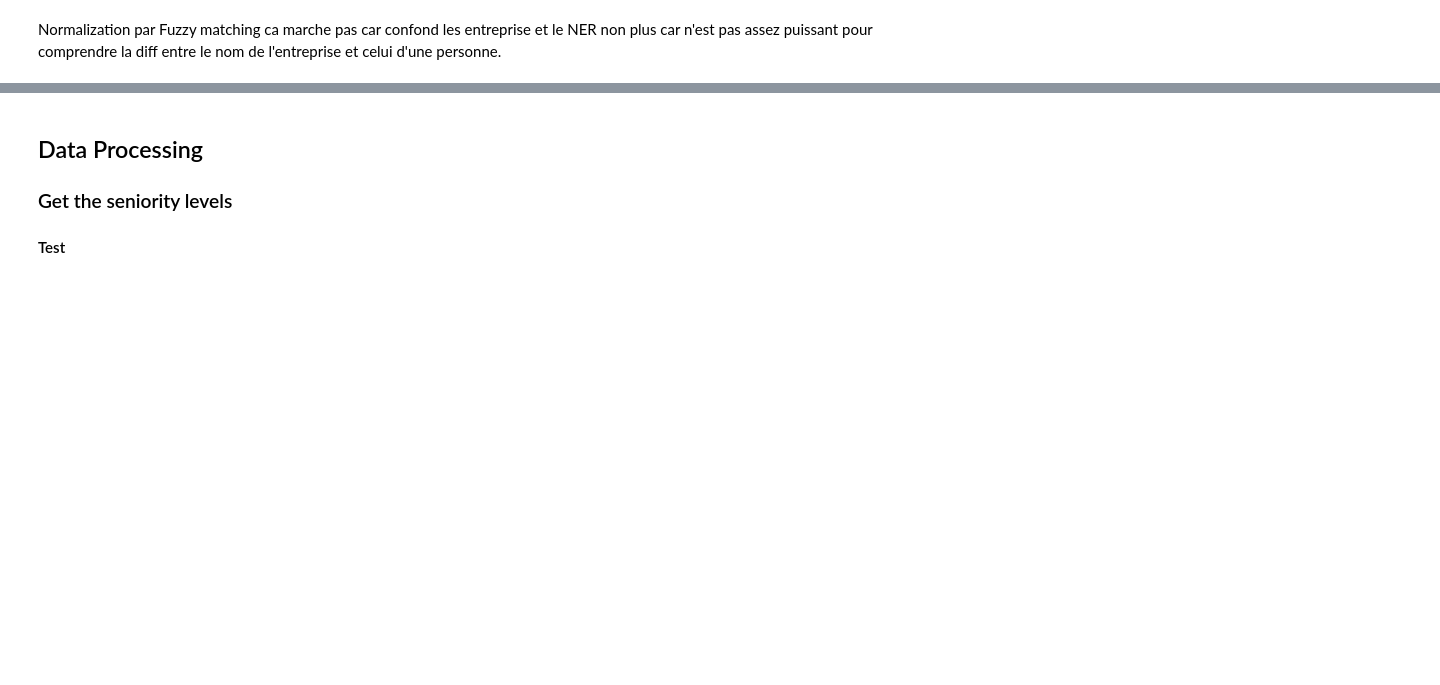
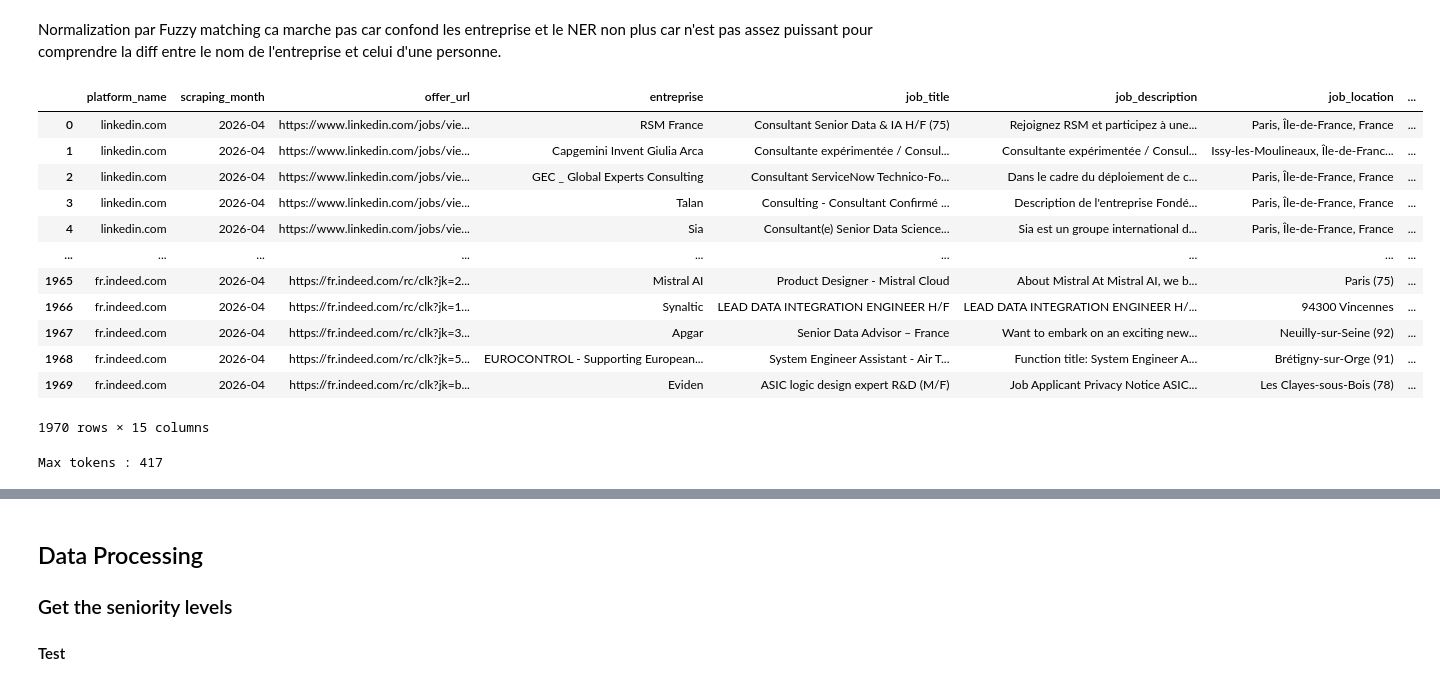
Before and after one commit to sebastiannati/Job-Market-Intelligence, a Jupyter notebook: EDA.ipynb, the cells around one changed output, grey strips where cells are left out. Drawn from its saved outputs; the diff is of its cells as text; code cells hidden in the pictures; blank space fills up the shorter version.

```diff
--- a/EDA.ipynb
+++ b/EDA.ipynb
@@ -2,3 +2,33 @@
 # Temporary Explorative Data Analyse
 # %% [markdown]
 Normalization par Fuzzy matching ca marche pas car confond les entreprise et le NER non plus car n'est pas assez puissant pour comprendre la diff entre le nom de l'entreprise et celui d'une personne.
+# %%
+import pandas as pd
+df = pd.read_parquet("data/job_offers.parquet")
+df = df.rename(columns={'company_name':'entreprise'})
+df
+# %% [output]
+|  | platform_name | scraping_month | offer_url | entreprise | job_title | job_description | job_location | ... |
+| 0 | linkedin.com | 2026-04 | https://www.linkedin.com/jobs/vie... | RSM France | Consultant Senior Data & IA H/F (75) | Rejoignez RSM et participez à une... | Paris, Île-de-France, France | ... |
+| 1 | linkedin.com | 2026-04 | https://www.linkedin.com/jobs/vie... | Capgemini Invent Giulia Arca | Consultante expérimentée / Consul... | Consultante expérimentée / Consul... | Issy-les-Moulineaux, Île-de-Franc... | ... |
+| 2 | linkedin.com | 2026-04 | https://www.linkedin.com/jobs/vie... | GEC _ Global Experts Consulting | Consultant ServiceNow Technico-Fo... | Dans le cadre du déploiement de c... | Paris, Île-de-France, France | ... |
+| 3 | linkedin.com | 2026-04 | https://www.linkedin.com/jobs/vie... | Talan | Consulting - Consultant Confirmé ... | Description de l'entreprise Fondé... | Paris, Île-de-France, France | ... |
+| 4 | linkedin.com | 2026-04 | https://www.linkedin.com/jobs/vie... | Sia | Consultant(e) Senior Data Science... | Sia est un groupe international d... | Paris, Île-de-France, France | ... |
+| ... | ... | ... | ... | ... | ... | ... | ... | ... |
+| 1965 | fr.indeed.com | 2026-04 | https://fr.indeed.com/rc/clk?jk=2... | Mistral AI | Product Designer - Mistral Cloud | About Mistral At Mistral AI, we b... | Paris (75) | ... |
+| 1966 | fr.indeed.com | 2026-04 | https://fr.indeed.com/rc/clk?jk=1... | Synaltic | LEAD DATA INTEGRATION ENGINEER H/F | LEAD DATA INTEGRATION ENGINEER H/... | 94300 Vincennes | ... |
+| 1967 | fr.indeed.com | 2026-04 | https://fr.indeed.com/rc/clk?jk=3... | Apgar | Senior Data Advisor – France | Want to embark on an exciting new... | Neuilly-sur-Seine (92) | ... |
+| 1968 | fr.indeed.com | 2026-04 | https://fr.indeed.com/rc/clk?jk=5... | EUROCONTROL - Supporting European... | System Engineer Assistant - Air T... | Function title: System Engineer A... | Brétigny-sur-Orge (91) | ... |
+| 1969 | fr.indeed.com | 2026-04 | https://fr.indeed.com/rc/clk?jk=b... | Eviden | ASIC logic design expert R&D (M/F) | Job Applicant Privacy Notice ASIC... | Les Clayes-sous-Bois (78) | ... |
+1970 rows × 15 columns
+# %%
+from src.transformation.clean import standardize_companies
+from src.transformation.llm import LLMExtractor
+
+df_try = df.copy()
+
+llm = LLMExtractor()
+
+df_try = standardize_companies(df_try,llm)
+# %% [output]
+Max tokens : 417
```
Also changed, not shown: parts of 8 cells of this notebook, 4 other files.
